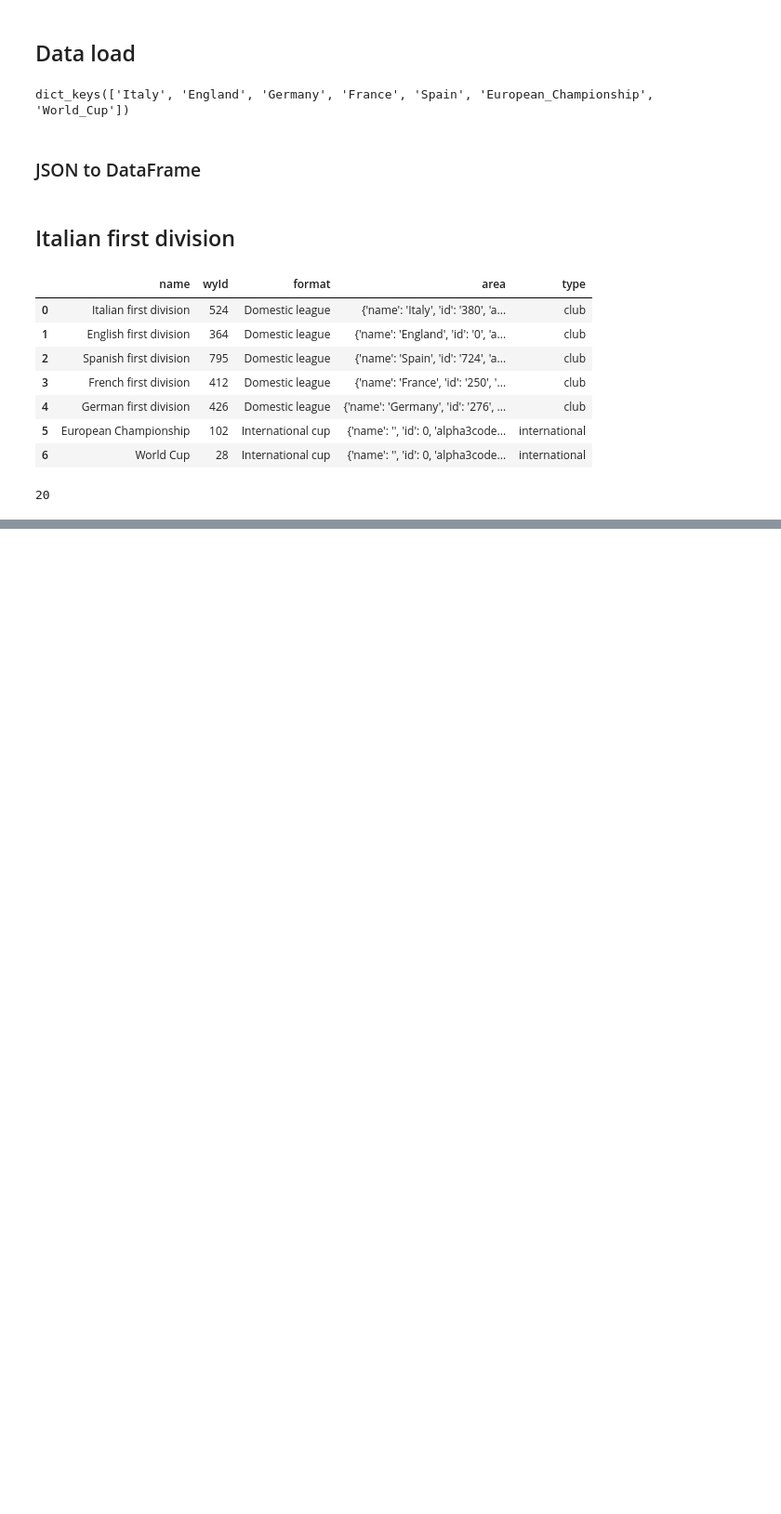
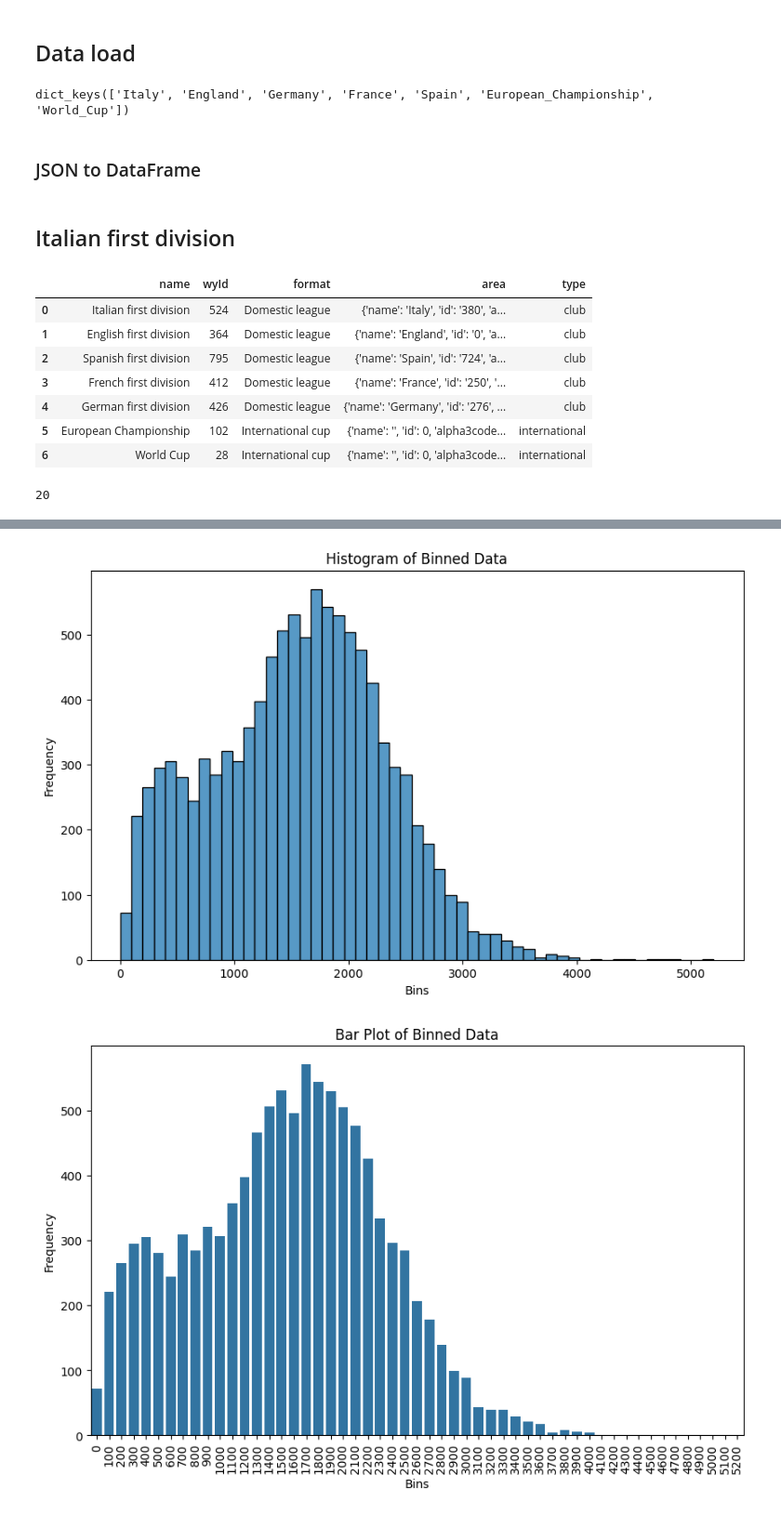
Before and after one commit to PasqualeEsposito/Geospatial_Analytics, a Jupyter notebook: Analysis_file.ipynb, the cells around one changed output, grey strips where cells are left out. Shown at 93% size. Drawn from its saved outputs; the diff is of its cells as text; code cells hidden in the pictures; blank space fills up the shorter version.

```diff
--- a/Analysis_file.ipynb
+++ b/Analysis_file.ipynb
@@ -266,0 +156,39 @@ KeyboardInterrupt:
+# %%
+discrete_distances = {}
+for i in range(0, 5300, 100):
+    discrete_distances[i] = 0
+# %%
+for team in teams_distances:
+    for player in teams_distances[team]:
+        for distance in teams_distances[team][player]:
+            discrete_distances[round(distance[1], -2)] += 1
+# %%
+bins = list(discrete_distances.keys())
+frequencies = list(discrete_distances.values())
+
+# Create a histogram
+plt.figure(figsize=(10, 6))
+sns.histplot(x=bins, weights=frequencies, bins=len(bins), kde=False)
+plt.xlabel('Bins')
+plt.ylabel('Frequency')
+plt.title('Histogram of Binned Data')
+plt.show()
+
+# Create a bar plot
+plt.figure(figsize=(10, 6))
+sns.barplot(x=bins, y=frequencies)
+plt.xlabel('Bins')
+plt.ylabel('Frequency')
+plt.title('Bar Plot of Binned Data')
+plt.xticks(rotation=90)
+plt.show()
+
+# Create a KDE plot
+plt.figure(figsize=(10, 6))
+sns.kdeplot(data=frequencies, fill=True)
+plt.xlabel('Frequency')
+plt.title('KDE Plot of Binned Data')
+plt.show()
+# %% [output]
+[figure, added]
+[figure, added]
```
Also changed, not shown: parts of 10 cells of this notebook, 1 other file.
